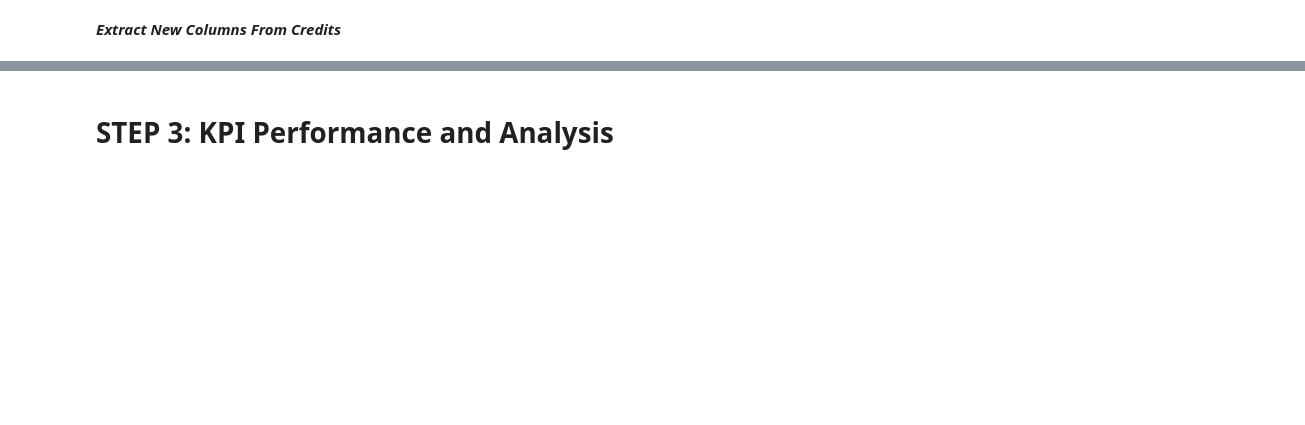
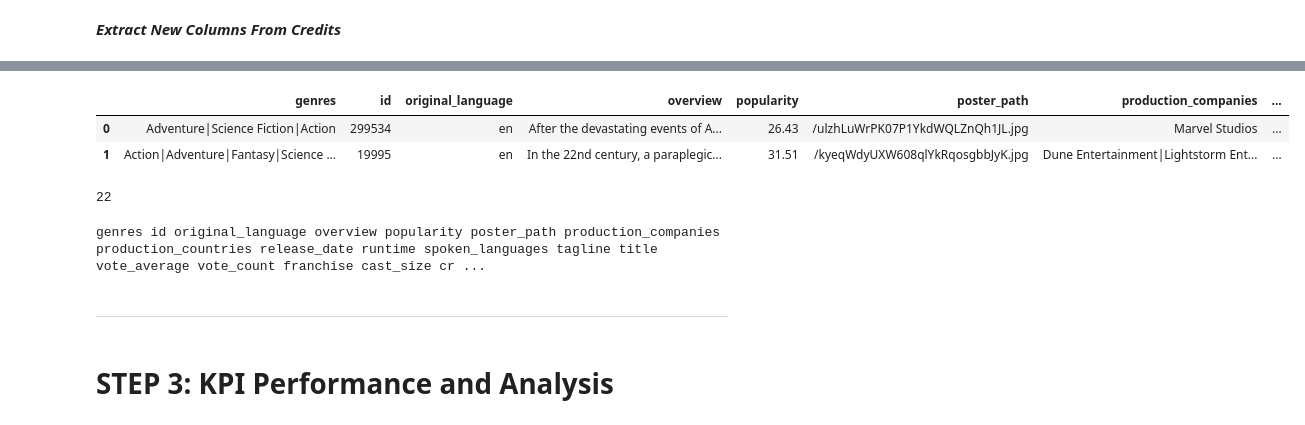
Before and after one commit to Em-White25/Amalitech-Projects, a Jupyter notebook: week2/week2-movie-project-dev/notebooks/updated-project.ipynb, the cells around one changed output, grey strips where cells are left out. Drawn from its saved outputs; the diff is of its cells as text; code cells hidden in the pictures; blank space fills up the shorter version.

```diff
--- a/week2/week2-movie-project-dev/notebooks/updated-project.ipynb
+++ b/week2/week2-movie-project-dev/notebooks/updated-project.ipynb
@@ -348,10 +323,12 @@ df_movies.info()
 # %%
-# convert movies_df to timedate
-df_movies['release_date'] = pd.to_datetime(df_movies['release_date'])
+'''Convert release_date to date time'''
+
+main.convert_datetime(df_movies, ['release_date'])
 # %%
-# round up popularity and vote average figure to 2 decimal place
-df_movies[['popularity', 'vote_average']] = df_movies[['popularity', 'vote_average']].round(2)
+''' round up popularity and vote average figure to 2 decimal place '''
+
+main.round_to_two(df_movies, ['popularity', 'vote_average'])
 # %%
-# convert revenue and budget to million_usd
-df_movies['revenue_million_usd'] = (df_movies['revenue']/1e6).round(2)
-df_movies['budget_million_usd'] = (df_movies['budget']/1e6).round(2)
+'''convert revenue and budget to million_usd'''
+
+main.convert_to_millions(df_movies, ['budget', 'revenue'])
@@ -372,9 +339,23 @@ df_movies.head(2)
+# %%
+'''drop belongs to collection columns'''
+
+df_movies = df_movies.drop(columns = ['belongs_to_collection', 'status', 'budget', 'revenue'])
+# %%
+'''View dataframe'''
+
+df_movies.head(2)
+# %% [output]
+|  | genres | id | original_language | overview | popularity | poster_path | production_companies | ... |
+| 0 | Adventure|Science Fiction|Action | 299534 | en | After the devastating events of A... | 26.43 | /ulzhLuWrPK07P1YkdWQLZnQh1JL.jpg | Marvel Studios | ... |
+| 1 | Action|Adventure|Fantasy|Science ... | 19995 | en | In the 22nd century, a paraplegic... | 31.51 | /kyeqWdyUXW608qlYkRqosgbbJyK.jpg | Dune Entertainment|Lightstorm Ent... | ... |
 # %%
-#rename collection_names to franchise
-df_movies['franchise'] = df_movies['collection_name']
-df_movies = df_movies.drop(columns='collection_name')
+len(df_movies.columns)
+# %% [output]
+22
 # %%
-col_names = list(df_movies.head(0))
+col_names = list(df_movies.columns)
 
-print(f'\n Number of Columns {len(col_names)}')
-print(col_names)
+for col in col_names:
+    print(f'{col}', end=" ")
+# %% [output]
+genres id original_language overview popularity poster_path production_companies production_countries release_date runtime spoken_languages tagline title vote_average vote_count franchise cast_size cr ...
@@ -395,2 +378,4 @@ df_movies.to_csv('../data/processed/processed_csv_data.csv', index=False)
+# %% [markdown]
+<hr>
 # %% [markdown]
 # STEP 3: KPI Performance and Analysis
```
Also changed, not shown: parts of 94 cells of this notebook.
